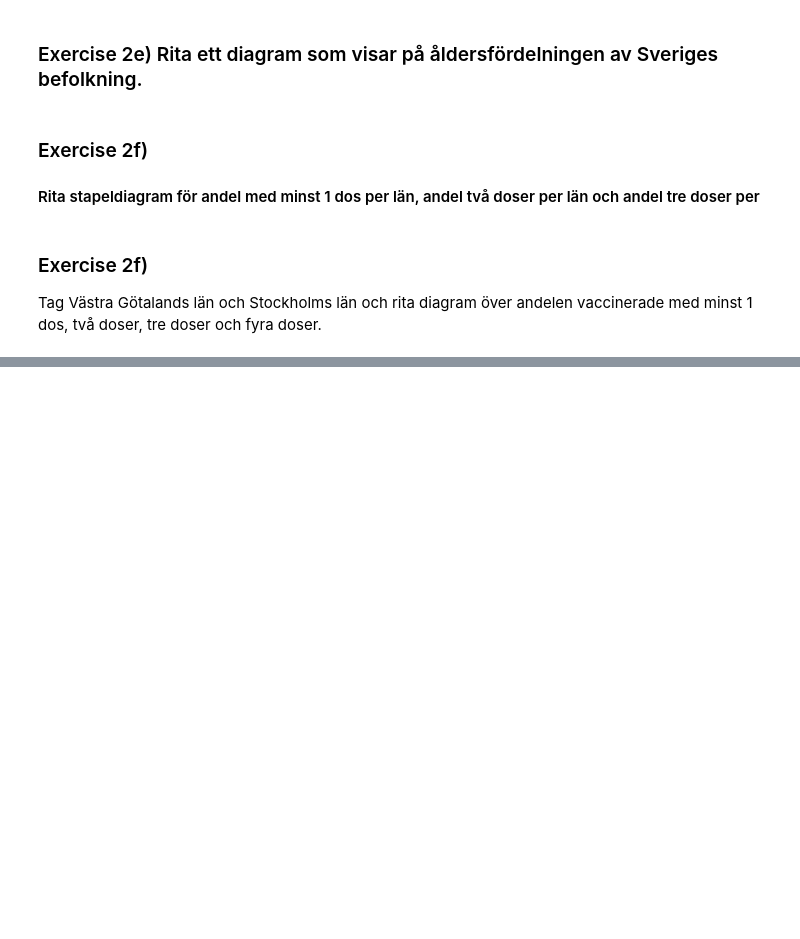
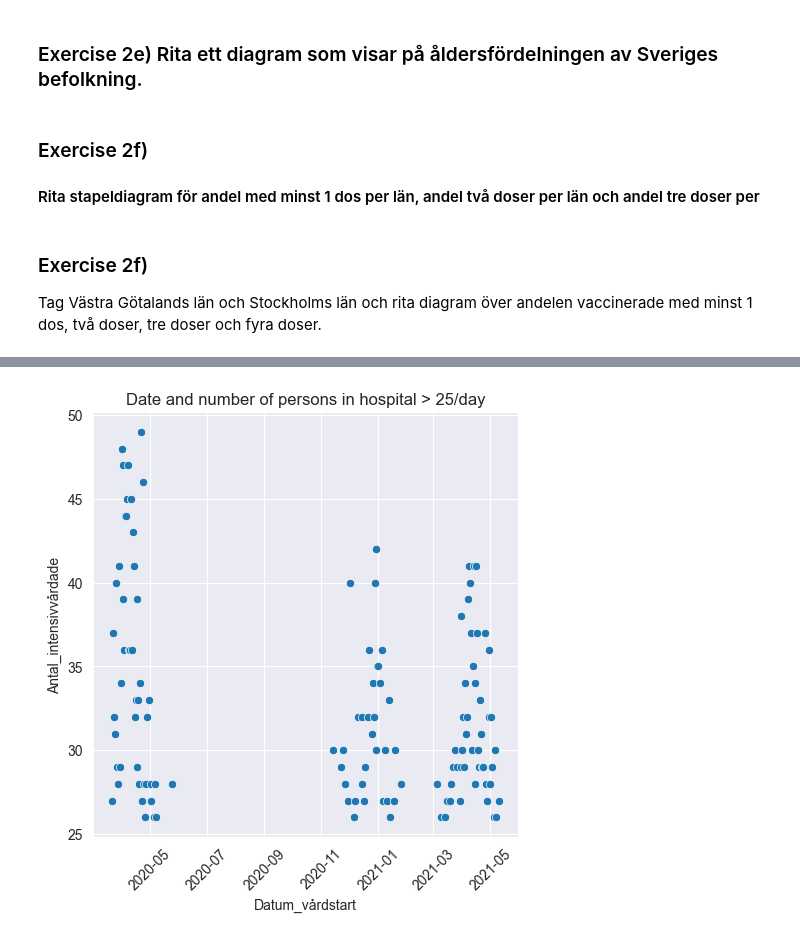
Before and after one commit to Jenniferola/Databehandling-Jennifer-Olausson, a Jupyter notebook: Labb_1_databehandling/main.ipynb, the cells around one changed output, grey strips where cells are left out. Saved outputs shown, nothing was run; the diff lists cells and outputs as text; code cells hidden in the pictures; blank space fills up the shorter version.

```diff
--- a/Labb_1_databehandling/main.ipynb
+++ b/Labb_1_databehandling/main.ipynb
@@ -263,0 +333,27 @@ v_group
+# %%
+covid19_hospital_care = pd.read_excel("../Labb_1_databehandling/Folkhalsomyndigheten_Covid19.xlsx", "Antal intensivvårdade per dag")
+
+#Number of dates/data (rows) are 965
+covid19_hospital_care.head(1)
+covid19_hospital_care.tail(1)
+covid19_hospital_care.info()
+
+#Number of at least 1 person intense-cared= 888 days
+len(covid19_hospital_care.query("`Antal_intensivvårdade` > 0"))
+
+#Maximum number/minimum of people in one day at intense care, and that date was:
+covid19_hospital_care["Antal_intensivvårdade"].max()
+covid19_hospital_care["Antal_intensivvårdade"].min()
+covid19_hospital_care["Antal_intensivvårdade"].mean()
+
+#Shows the row of the date with the maximum amount.
+group_number_people_intense_care = covid19_hospital_care.groupby("Antal_intensivvårdade")
+covid19_hospital_care.loc[group_number_people_intense_care.groups[49]]
+
+# #In 125 days/rows the number of patients was over half of maximum (calculated in rows above)
+over_25_cases = covid19_hospital_care.query("`Antal_intensivvårdade` > 25")
+len(over_25_cases)
+
+#Confirmas the information in the plot, days with more that 45 sick people.
+equal_or_over_45_cases = covid19_hospital_care.query("`Antal_intensivvårdade` >= 45")
+len(equal_or_over_45_cases)
@@ -263,0 +385,7 @@ v_group
+# %%
+sns.set_style("darkgrid")
+sns.relplot(data=over_25_cases, y="Antal_intensivvårdade", x="Datum_vårdstart").set(title='Date and number of persons in hospital > 25/day')
+plt.xticks(rotation=45)
+plt.show()
+# %% [output]
+[figure, added]
```
Also changed, not shown: parts of 15 cells of this notebook.
